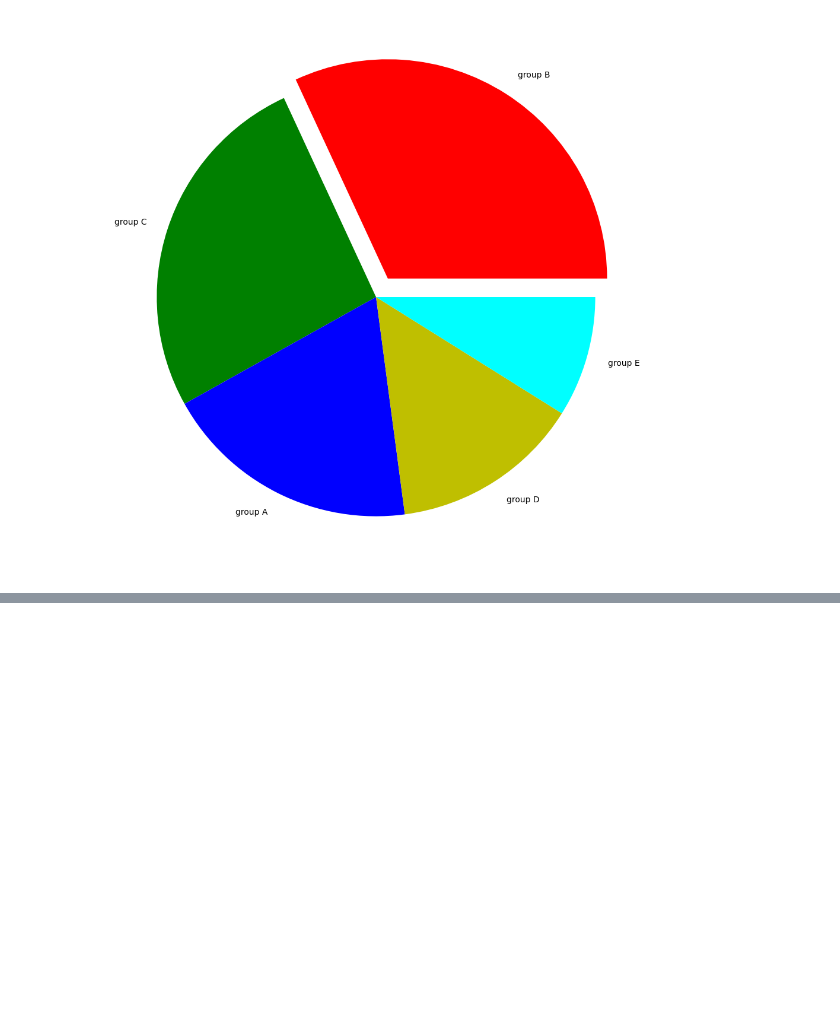
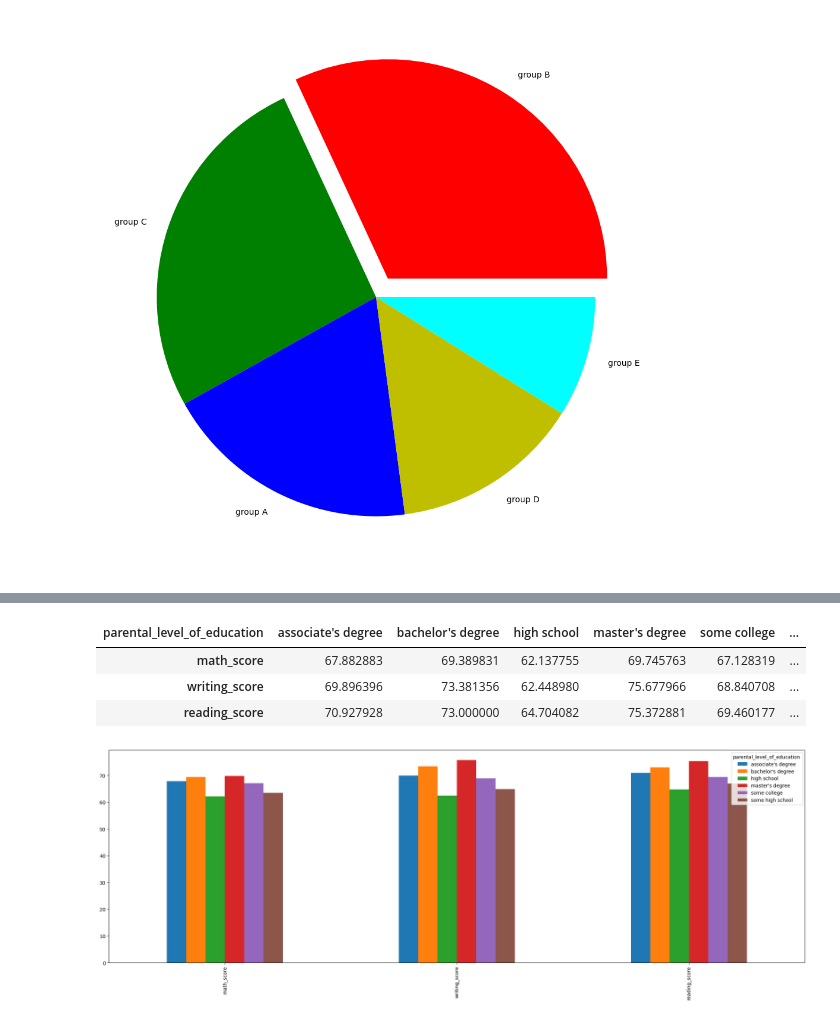
Before and after one commit to jawaabi123/mlprojectpipeline, a Jupyter notebook: src/notebook/dataset_eda.ipynb, the cells around one changed output, grey strips where cells are left out. Saved outputs shown, nothing was run; the diff lists cells and outputs as text; code cells hidden in the pictures; blank space fills up the shorter version.

```diff
--- a/src/notebook/dataset_eda.ipynb
+++ b/src/notebook/dataset_eda.ipynb
@@ -374,0 +405,14 @@ plt.show()
+# %%
+parent_frame=df.groupby('parental_level_of_education')[['math_score','writing_score','reading_score']].mean()
+parent_frame=parent_frame.T
+parent_frame
+# %% [output]
+| parental_level_of_education | associate's degree | bachelor's degree | high school | master's degree | some college | ... |
+| math_score | 67.882883 | 69.389831 | 62.137755 | 69.745763 | 67.128319 | ... |
+| writing_score | 69.896396 | 73.381356 | 62.448980 | 75.677966 | 68.840708 | ... |
+| reading_score | 70.927928 | 73.000000 | 64.704082 | 75.372881 | 69.460177 | ... |
+# %%
+parent_frame.plot(kind='bar',figsize=(26,8))
+plt.show()
+# %% [output]
+[figure, added]
```
Also changed, not shown: parts of 5 cells of this notebook, 2 other files.
